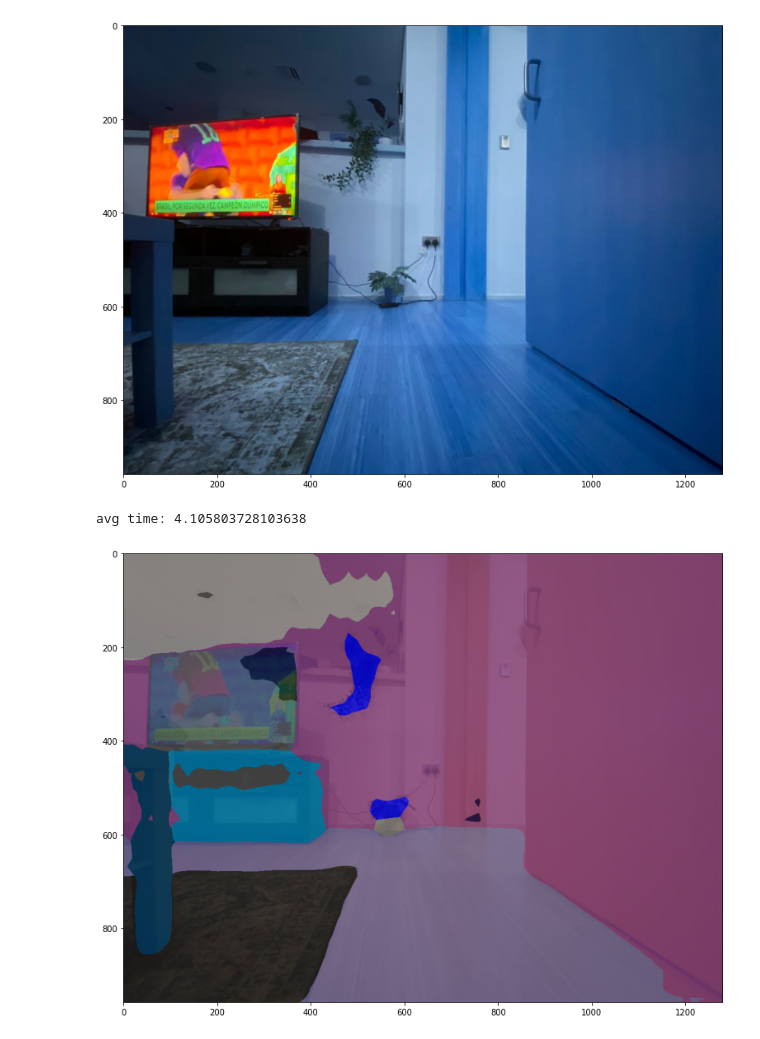
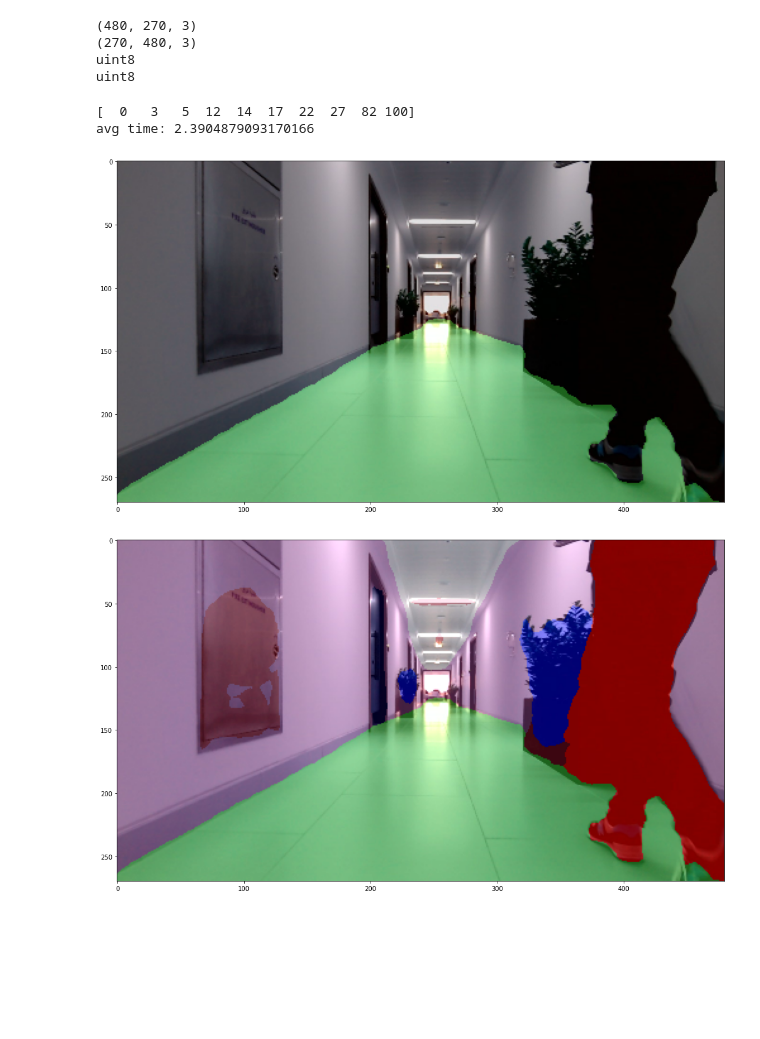
Before and after one commit to jdgalviss/autonomous_mobile_robot, a Jupyter notebook: dev_ws/src/vision/vision/_semseg_pspnet.ipynb, the cells around one changed output. Saved outputs shown, nothing was run; the diff lists cells and outputs as text; code cells hidden in the pictures; blank space fills up the shorter version.

```diff
--- a/dev_ws/src/vision/vision/_semseg_pspnet.ipynb
+++ b/dev_ws/src/vision/vision/_semseg_pspnet.ipynb
@@ -22,21 +16,35 @@ seg = PSPNetSematicSegmentation()
-# %%
-fig, ax = plt.subplots(figsize=(20, 10))
-ax.imshow(img)
-plt.show()
-# %% [output]
-[figure, removed]
+# %%
+print(decoded_drivable.shape)
+print(img.shape)
+
+print(decoded_drivable.dtype)
+print(img.dtype)
+# %% [output]
+(480, 270, 3)
+(270, 480, 3)
+uint8
+uint8
 # %%
-img = cv2.imread("./data/jackal_cam/01.jpeg")
-img = cv2.cvtColor(img, cv2.COLOR_BGR2RGB)  # convert cv2 read image from BGR order to RGB order
+img = cv2.imread("./data/jackal_cam/jackal_cam_indoors1/left0494.jpg")
+img = cv2.resize(img, (480, 270), interpolation=cv2.INTER_LINEAR)
+
 start = time.time()
-segmented_img = seg.process_img(img)
+decoded_img, decoded_drivable = seg.process_img_driveable(img, [270, 480] )
 end = time.time()
 print('avg time: {}'.format(end-start))
-segmented_img = cv2.addWeighted(img, 0.2, segmented_img, 0.8, 0)
+
+decoded_drivable = cv2.addWeighted(img, 1.0, decoded_drivable, 0.5, 0)
 fig, ax = plt.subplots(figsize=(20, 10))
-ax.imshow(segmented_img)
+ax.imshow(decoded_drivable)
 plt.show()
+
+decoded_img = cv2.addWeighted(img, 1.0, decoded_img, 0.5, 0)
+fig, ax = plt.subplots(figsize=(20, 10))
+ax.imshow(decoded_img)
+plt.show()
 # %% [output]
-avg time: 4.105803728103638
+[  0   3   5  12  14  17  22  27  82 100]
+avg time: 2.3904879093170166
-[figure, old version]
+[figure, new version]
+[figure, added]
 # %%
```
Also changed, not shown: parts of 12 cells of this notebook, 25 other files.
